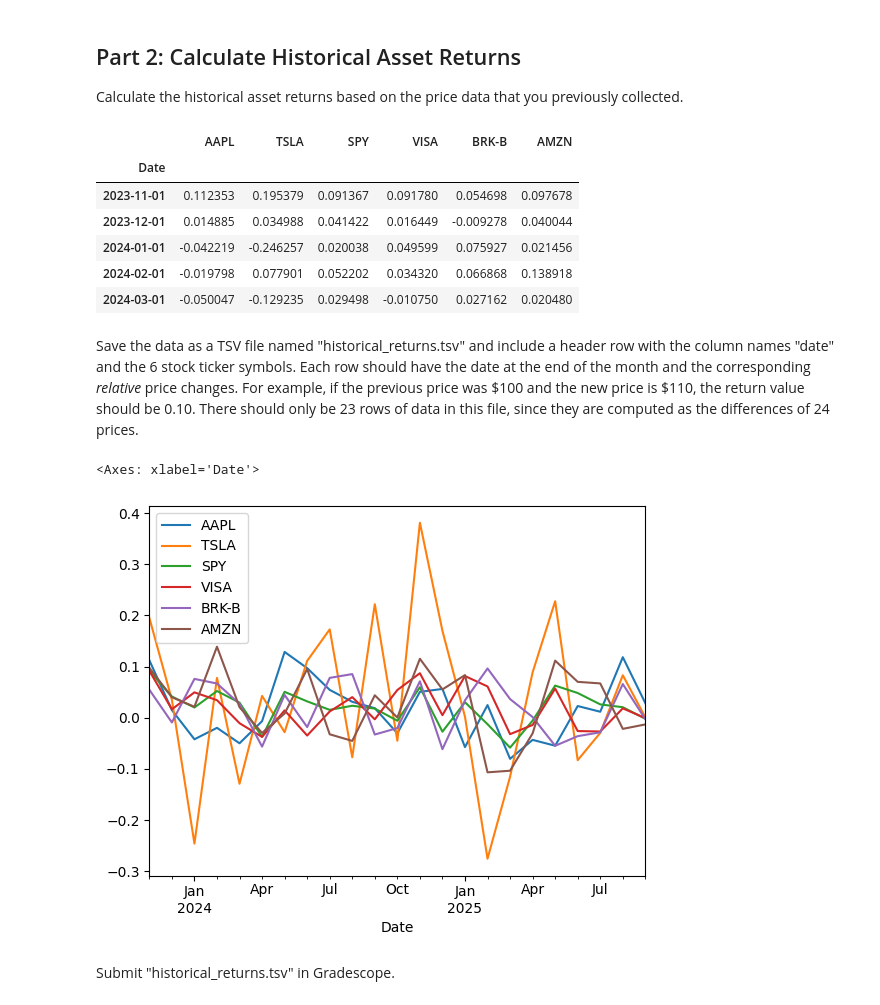
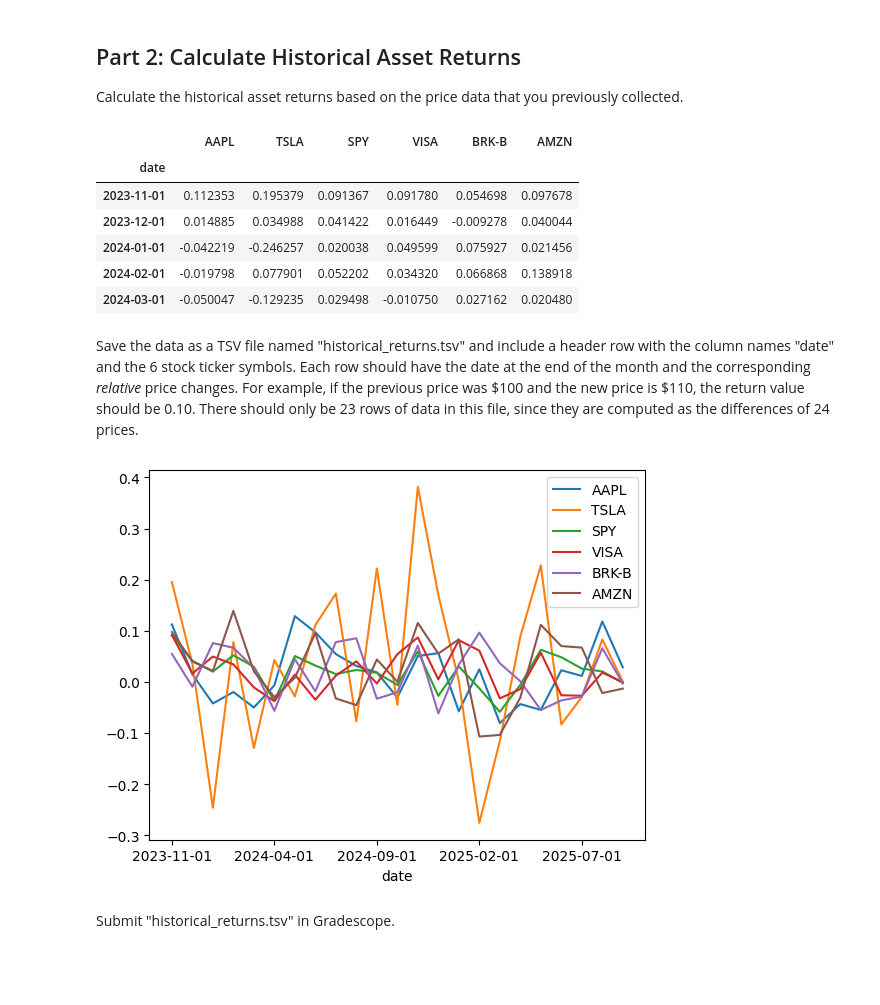
Before and after one commit to jtvon/dx704-project-01, a Jupyter notebook: project.ipynb, the cells around one changed output. Drawn from its saved outputs; the diff is of its cells as text; code cells hidden in the pictures; blank space fills up the shorter version.

```diff
--- a/project.ipynb
+++ b/project.ipynb
@@ -46,9 +46,7 @@ The remaining columns should contain the adjusted closing prices of the correspo
 # %%
 # Import the historical data and format the date column
 df = pd.read_csv('submission/historical_prices.tsv', sep='\t')
-df['Date'] = pd.to_datetime(df['Date'])
-df.set_index('Date', inplace=True)
-df.sort_values('Date', ascending=True, inplace=True)
+df.set_index('date', inplace=True)
 df.head()
 # %% [output]
 |  | AAPL | TSLA | SPY | VISA | BRK-B | AMZN |
@@ -78,7 +76,7 @@ historical_returns = df.pct_change().dropna()
 historical_returns.head()
 # %% [output]
 |  | AAPL | TSLA | SPY | VISA | BRK-B | AMZN |
-| Date |  |  |  |  |  |  |
+| date |  |  |  |  |  |  |
 | 2023-11-01 | 0.112353 | 0.195379 | 0.091367 | 0.091780 | 0.054698 | 0.097678 |
 | 2023-12-01 | 0.014885 | 0.034988 | 0.041422 | 0.016449 | -0.009278 | 0.040044 |
 | 2024-01-01 | -0.042219 | -0.246257 | 0.020038 | 0.049599 | 0.075927 | 0.021456 |
@@ -92,10 +90,10 @@ There should only be 23 rows of data in this file, since they are computed as th
 # %%
 # Export the historical returns to a TSV file
 historical_returns.to_csv('submission/historical_returns.tsv', sep='\t')
 historical_returns.plot()
+None
 # %% [output]
-<Axes: xlabel='Date'>
-[figure, old version]
+[figure, new version]
 # %% [markdown]
 Submit "historical_returns.tsv" in Gradescope.
 # %% [markdown]
```
Also changed, not shown: parts of 6 cells of this notebook.
